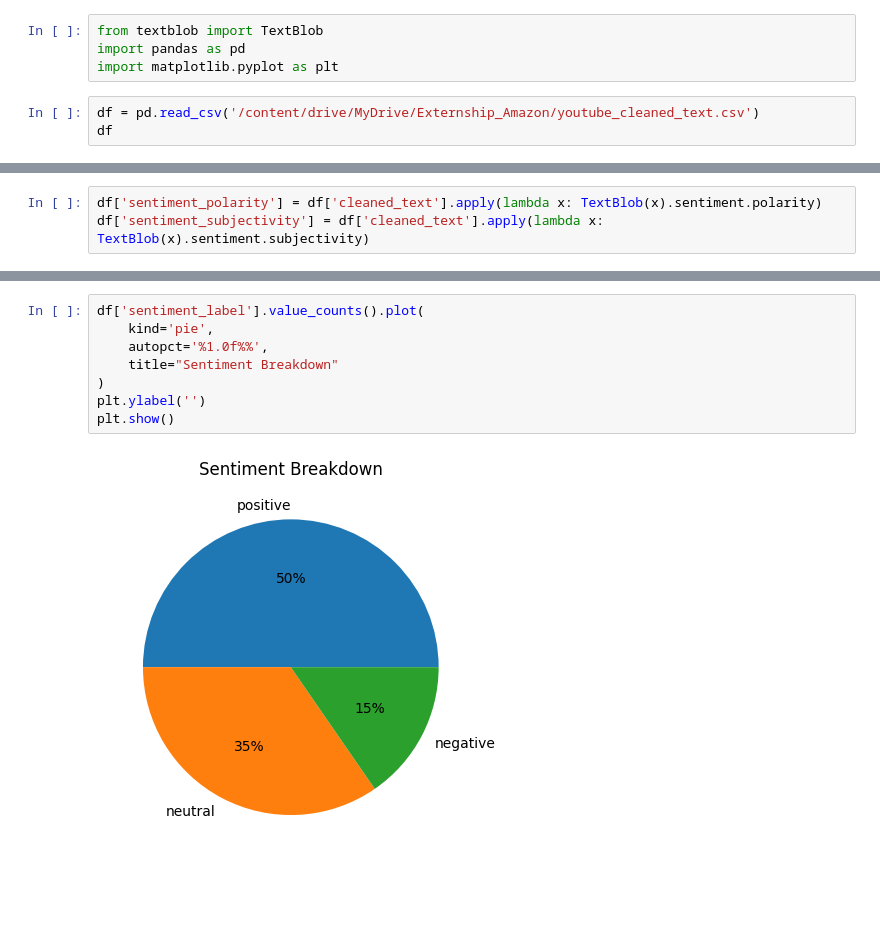
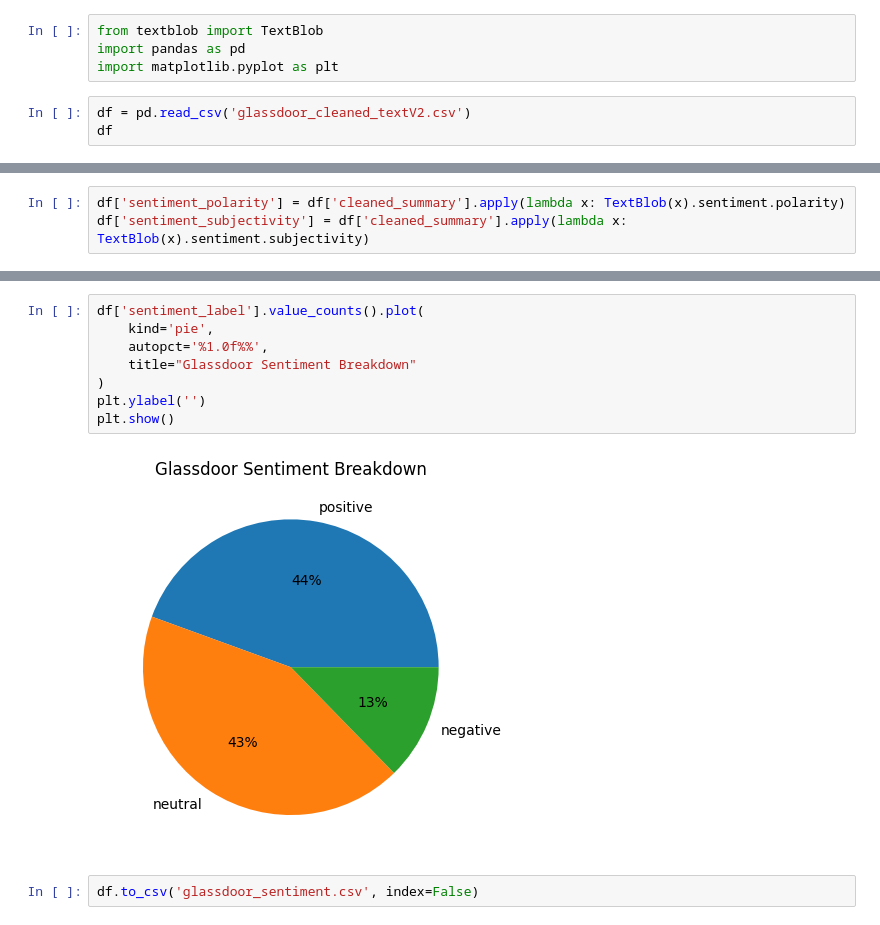
Before and after one commit to Joanachoong/Externship, a Jupyter notebook: Glassdoor_of_Sample_Sentiment_Analysis.ipynb, the cells around one changed output, grey strips where cells are left out. Drawn from its saved outputs; the diff is of its cells as text; blank space fills up the shorter version.

```diff
--- a/Glassdoor_of_Sample_Sentiment_Analysis.ipynb
+++ b/Glassdoor_of_Sample_Sentiment_Analysis.ipynb
@@ -14,6 +14,6 @@ from textblob import TextBlob
 import pandas as pd
 import matplotlib.pyplot as plt
 # %%
-df = pd.read_csv('/content/drive/MyDrive/Externship_Amazon/youtube_cleaned_text.csv')
+df = pd.read_csv('glassdoor_cleaned_textV2.csv')
 df
 # %% [output]
@@ -37,6 +33,6 @@ df
 # %%
-df['sentiment_polarity'] = df['cleaned_text'].apply(lambda x: TextBlob(x).sentiment.polarity)
-df['sentiment_subjectivity'] = df['cleaned_text'].apply(lambda x: TextBlob(x).sentiment.subjectivity)
+df['sentiment_polarity'] = df['cleaned_summary'].apply(lambda x: TextBlob(x).sentiment.polarity)
+df['sentiment_subjectivity'] = df['cleaned_summary'].apply(lambda x: TextBlob(x).sentiment.subjectivity)
 # %%
 def label_sentiment(score):
     if score > 0.1:
@@ -76,10 +68,12 @@ plt.show()
 # %%
 df['sentiment_label'].value_counts().plot(
     kind='pie',
     autopct='%1.0f%%',
-    title="Sentiment Breakdown"
+    title="Glassdoor Sentiment Breakdown"
 )
 plt.ylabel('')
 plt.show()
 # %% [output]
-[figure, old version]
+[figure, new version]
+# %%
+df.to_csv('glassdoor_sentiment.csv', index=False)
```
Also changed, not shown: parts of 4 cells of this notebook.
